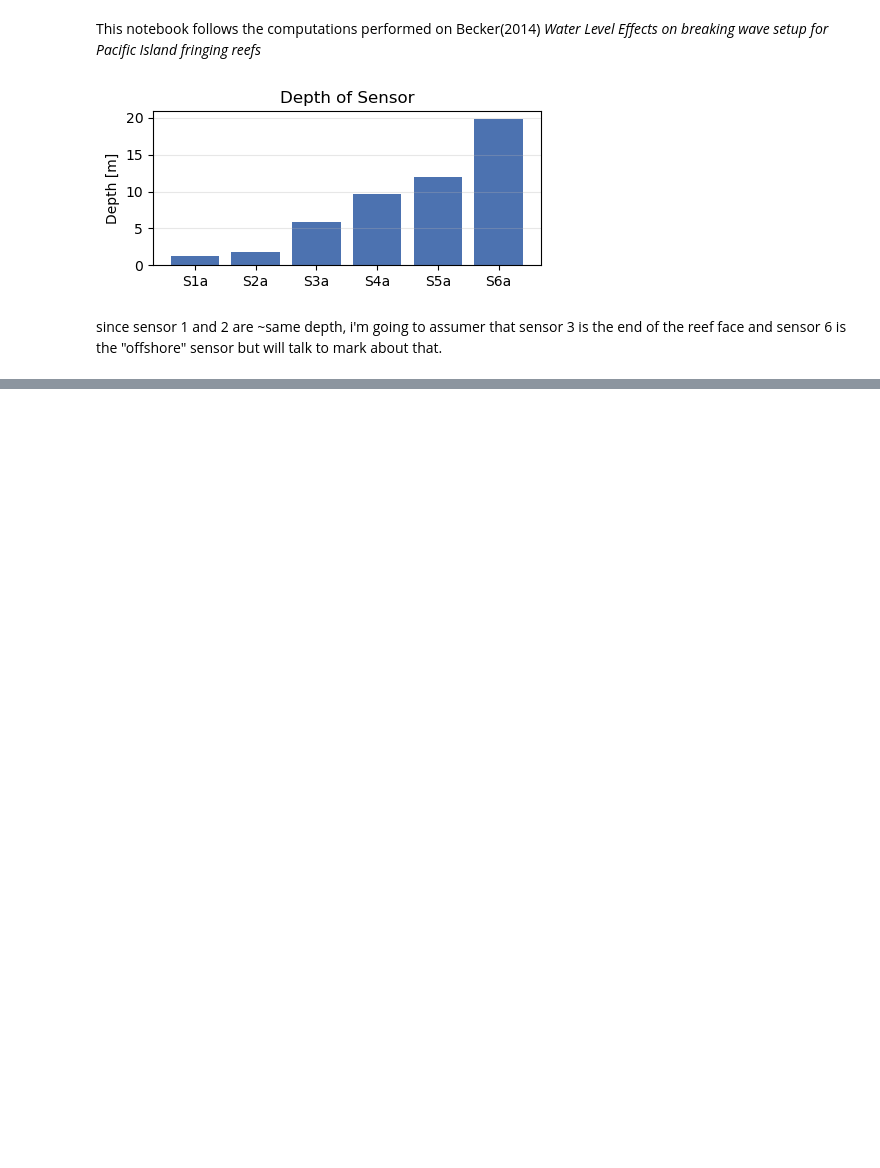
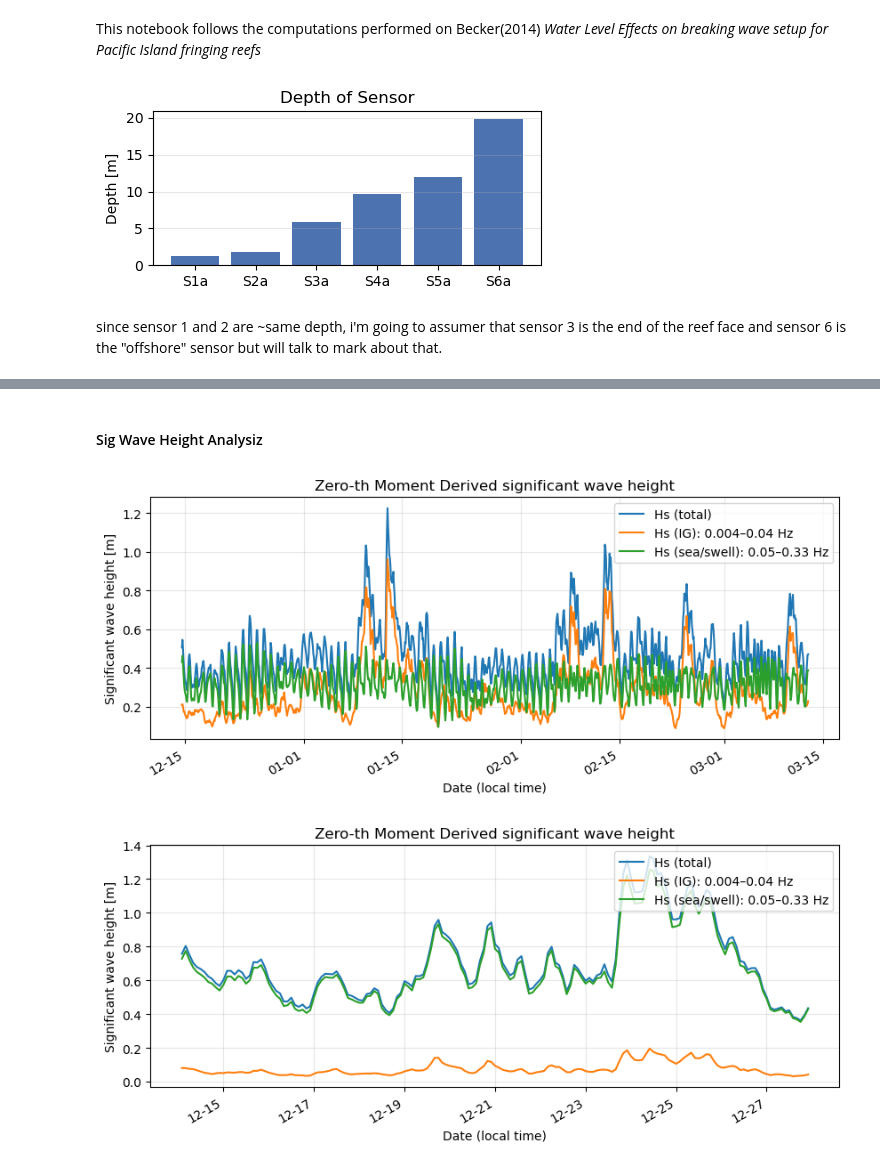
Before and after one commit to isidora-rojas/OceanWaveAnalysis, a Jupyter notebook: mokuleia/Becker2014.ipynb, the cells around one changed output, grey strips where cells are left out. Drawn from its saved outputs; the diff is of its cells as text; code cells hidden in the pictures; blank space fills up the shorter version.

```diff
--- a/mokuleia/Becker2014.ipynb
+++ b/mokuleia/Becker2014.ipynb
@@ -116,15 +98,0 @@ Text(0.5, 1.0, 'detided elevation autspectra with nperseg=131072')
-# %%
-# INPUT VALUES
-fs = 1
-nperseg = 7200 # 2 hr windows
-noverlap = nperseg * 0.75 # 75% overlap
-
-# compute pressure spectra ---> convert to sfc elevation spectra
-freqs1, t1_spec, Spp1 = spectrogram(p1_detide, fs=fs, window = 'hann', nperseg = nperseg, noverlap = nperseg/2, detrend = 'linear', scaling = 'density',mode='psd', )
-Seta1, t_eta1, h_eta1 = Spp_to_Seta(Spp1, freqs1, t1_spec, t1, h1)
-
-freqs4, t4_spec, Spp4 = spectrogram(p4_detide, fs=fs, window = 'hann', nperseg = nperseg, noverlap = nperseg/2, detrend = 'linear', scaling = 'density',mode='psd', )
-Seta4, t_eta4, h_eta4 = Spp_to_Seta(Spp4, freqs4, t4_spec, t4, h4)
-
-freqs6, t6_spec, Spp6 = spectrogram(p6_detide, fs=fs, window = 'hann', nperseg = nperseg, noverlap = nperseg/2, detrend = 'linear', scaling = 'density',mode='psd', )
-Seta6, t_eta6, h_eta6 = Spp_to_Seta(Spp6, freqs6, t6_spec, t6, h6)
@@ -297,0 +333,34 @@ array(['2007-12-14T01:00:00.000000000', '2007-12-14T02:00:00.000000000',
+# %% [markdown]
+#### Sig Wave Height Analysiz
+# %%
+## ---- convert negative arrays to pos ---- ##
+#h4 = -h4
+# h_eta4 = -h_eta4
+# h4b = -h4b
+# h_eta4b =  -h_eta4b
+
+
+Hs1, Hs1ig, Hs1ss, ____ , ____, tHs1 = sig_wave_height (Seta1, freqs1, t1_spec, t1, h1, (0.04,0.4))
+
+Hs4, Hs4ig, Hs4ss, ____ , ____, tHs4 = sig_wave_height (Seta4, freqs4, t4_spec, t4, h4, (0.04,0.4))
+
+#Hs6, Hs6ig, Hs6ss, ____ , ____, tHs6 = sig_wave_height (Seta6, freqs6, t6_spec, t6, h6, (0.04,0.4))
+
+
+
+
+# def sig_wave_height(
+#     Seta: np.ndarray,
+#     freqs: np.ndarray,
+#     t_spec: np.ndarray,
+#     t1: np.ndarray,
+#     h1: np.ndarray,
+#     bands,
+#     *,
+#     depth_interp: np.ndarray | None = None,
+#     dataviz: bool = True,
+
+#     return hs_tot, hs_ig, hs_ss, hs_bands, tp_ss, time_cente
+# %% [output]
+[figure, added]
+[figure, added]
```
Also changed, not shown: parts of 25 cells of this notebook, 10 other files.
